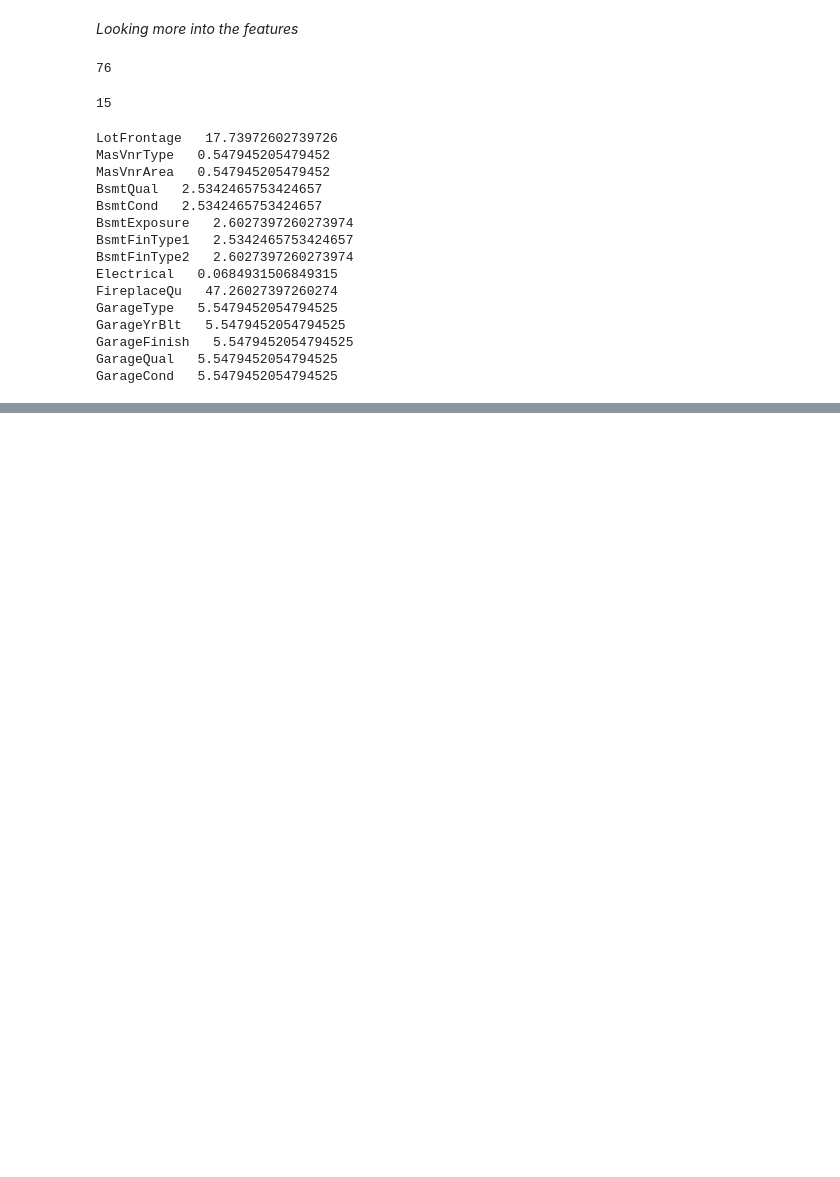
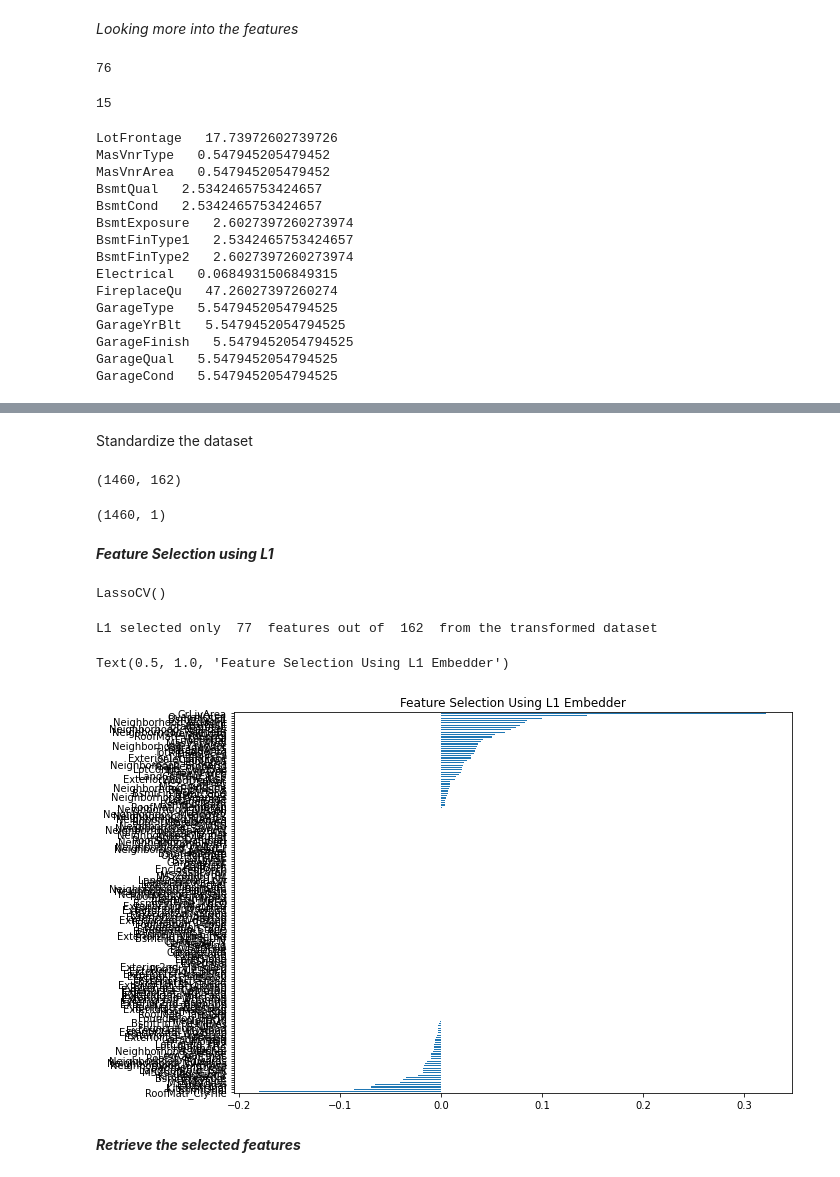
Before and after one commit to Mark-Kinyua/Task1_ML_Group2, a Jupyter notebook: group_task2_ML_ICS.ipynb, the cells around one changed output, grey strips where cells are left out. Cells and saved outputs as stored; diff of their text form; code cells hidden in the pictures; blank space fills up the shorter version.

```diff
--- a/group_task2_ML_ICS.ipynb
+++ b/group_task2_ML_ICS.ipynb
@@ -133,0 +256,2 @@ data.dropna(axis=1, thresh=0.5 * (len(data)), inplace=True)
+# %% [markdown]
+Standardize the dataset
@@ -133,0 +260,44 @@ data.dropna(axis=1, thresh=0.5 * (len(data)), inplace=True)
+# %%
+df_X = joined_data.drop('SalePrice', axis=1)
+X = np.array(df_X)
+# %%
+df_y = data[target]
+y = np.array(df_y)
+# %%
+X.shape
+# %% [output]
+(1460, 162)
+# %%
+y.shape
+# %% [output]
+(1460, 1)
+# %%
+X=scaler.fit_transform(X)
+y=scaler.fit_transform(y)
+# %% [markdown]
+***Feature Selection using L1***
+# %%
+regressor = LassoCV()
+regressor.fit(X,y)
+# %% [output]
+LassoCV()
+# %%
+#print(regressor.coef_)
+coef_col = pd.Series(regressor.coef_,index=df_X.columns)
+
+#print(coef_col)
+sorted_coef = coef_col.sort_values()
+plt.rcParams['figure.figsize']=(10.0,7.0)
+sorted_coef.plot(kind="barh")
+
+no_of_selected_features = sum(coef_col != 0)
+no_of_rejected_features = sum(coef_col == 0)
+total_features = no_of_selected_features + no_of_rejected_features
+print("L1 selected only ",no_of_selected_features," features out of ",total_features," from the transformed dataset ")
+plt.title("Feature Selection Using L1 Embedder")
+# %% [output]
+L1 selected only  77  features out of  162  from the transformed dataset
+Text(0.5, 1.0, 'Feature Selection Using L1 Embedder')
+[figure, added]
+# %% [markdown]
+***Retrieve the selected features***
```
Also changed, not shown: parts of 44 cells of this notebook.
